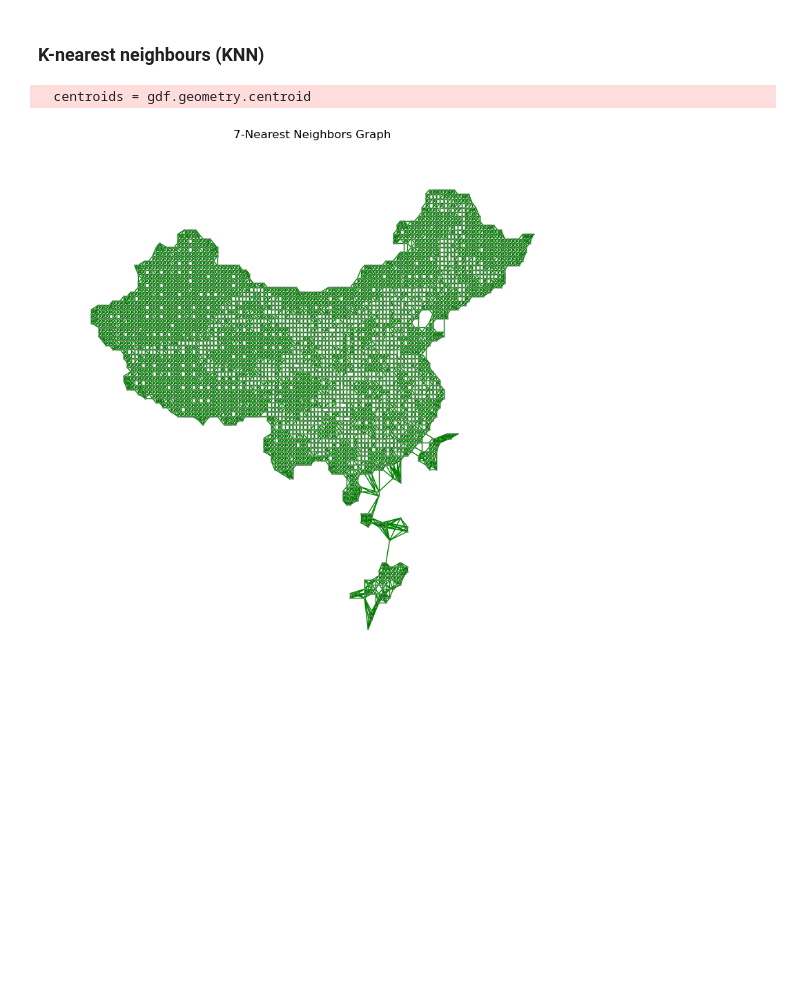
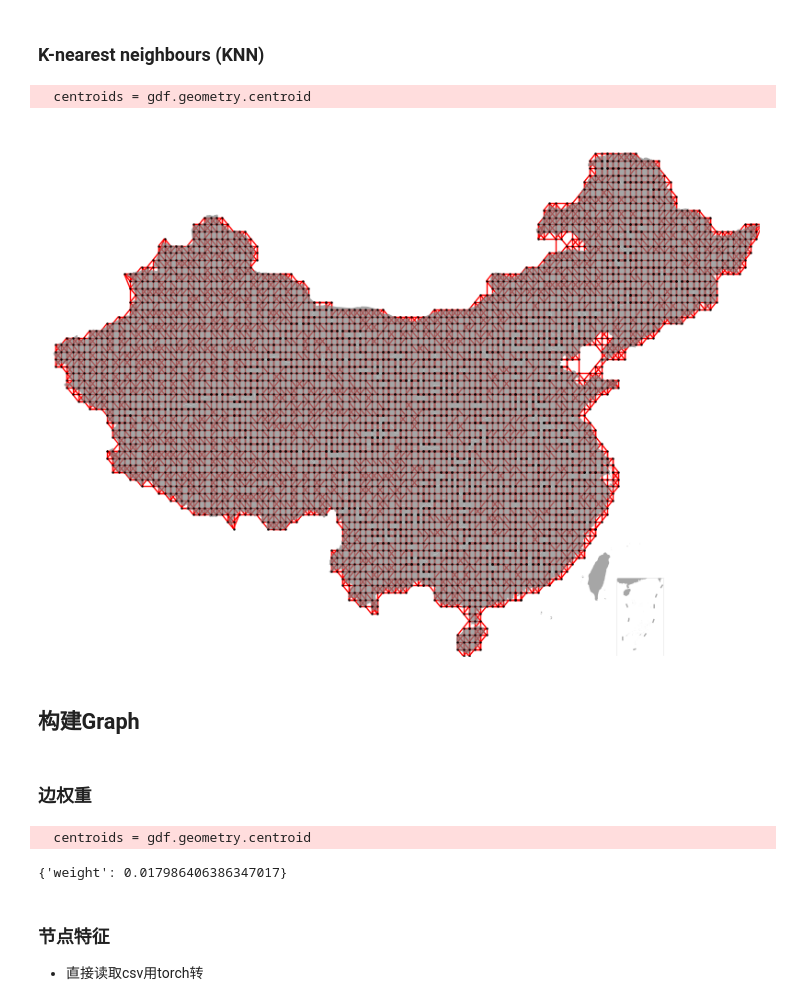
Before and after one commit to GISer2000/daily_learning, a Jupyter notebook: 2024华为杯 D题/第三题_GNN预测.ipynb, the cells around one changed output. Drawn from its saved outputs; the diff is of its cells as text; code cells hidden in the pictures; blank space fills up the shorter version.

```diff
--- a/2024华为杯 D题/第三题_GNN预测.ipynb
+++ b/2024华为杯 D题/第三题_GNN预测.ipynb
@@ -11,2 +5,19 @@ import seaborn as sns
+# %%
+import os
+import glob
+from tqdm import tqdm
+
+import geopandas as gpd
+import pandas as pd
+import numpy as np
+
+import matplotlib.pyplot as plt
+import matplotlib
+import seaborn as sns
+
+# 设置matplotlib正常显示中文和负号
+matplotlib.rcParams['font.sans-serif']=['SimHei'] # 用黑体显示中文
+matplotlib.rcParams['axes.unicode_minus']=False # 正常显示负号
 # %%
 gdf = gpd.read_file('data/矢量/grid.shp')
+china  = gpd.read_file('https:/geojson.cn/api/data/china.json')
@@ -28,0 +180,3 @@ gdf
+# %%
+gdf = gpd.read_file('../../z_GIS_Data/矢量/国界/国家矢量.shp')
+nine = gpd.read_file('../../z_GIS_Data/矢量/九段线/九段线.shp')
@@ -108,27 +338,32 @@ weight_matrix.shape
 ### K-nearest neighbours (KNN)
 # %%
 # 使用KNN构建邻接矩阵，k表示邻居个数
-k = 7
+k = 5
 knn = KNN.from_dataframe(gdf, k=k)
 adj_matrix = knn.sparse
+
+G = nx.from_numpy_array(adj_matrix)
 # %%
-G = nx.from_numpy_array(adj_matrix)
-
 centroids = gdf.geometry.centroid
 pos = {i: (centroid.x, centroid.y) for i, centroid in enumerate(centroids)}
 
 # 绘制图形
 fig, ax = plt.subplots(figsize=(10, 10))
 nx.draw(
     G, pos,
     ax=ax,
-    node_size=1,
-    node_color="grey",
-    edge_color="green",
+    node_size=0.5,
+    node_color="black",
+    edge_color="red",
     with_labels=False
 )
-plt.title(f'{k}-Nearest Neighbors Graph')
+china.plot(color='grey', lw=1, alpha=0.7, ax=ax)
+# plt.title('空间邻接矩阵', fontsize=25)
+plt.xlim(73,135)
+plt.ylim(18,55)
 plt.show()
 # %% [output]
   centroids = gdf.geometry.centroid
-[figure, old version]
+[figure, new version]
+# %% [markdown]
+## 构建Graph
@@ -134,0 +376,12 @@ plt.show()
+# %% [markdown]
+### 边权重
+# %%
+# 初始化邻接矩阵
+centroids = gdf.geometry.centroid
+coords = centroids.apply(lambda point: (point.y, point.x)).tolist()
+
+adj_matrix_sparse = lil_matrix(adj_matrix)  # 构建稀疏邻接矩阵
+rows, cols = adj_matrix_sparse.nonzero()  # 获取非零元素的索引，表示相邻节点对
+weight_matrix_sparse = lil_matrix(adj_matrix.shape)  # 初始化稀疏的权重矩阵
+# %% [output]
+  centroids = gdf.geometry.centroid
@@ -134,0 +409,8 @@ plt.show()
+# %%
+G[0][1]
+# %% [output]
+{'weight': 0.017986406386347017}
+# %% [markdown]
+### 节点特征
+
+- 直接读取csv用torch转
```
Also changed, not shown: parts of 65 cells of this notebook, 4 other files.
